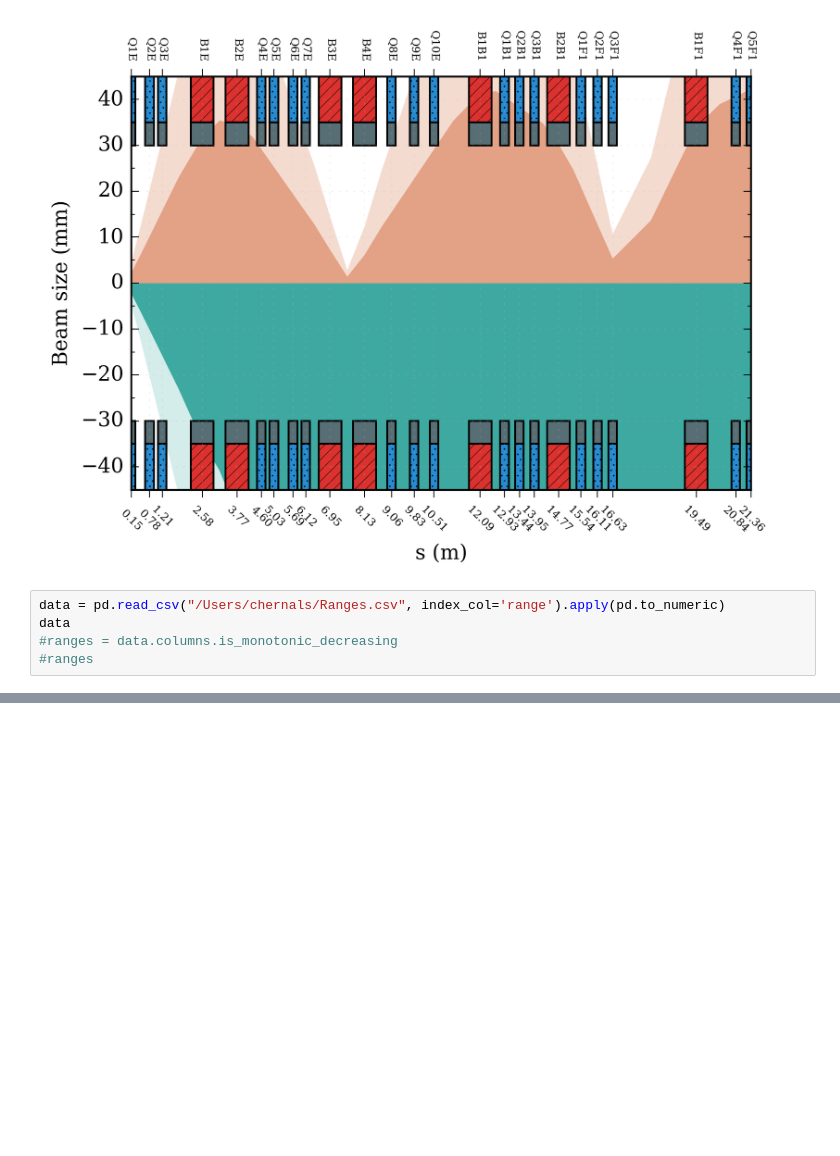
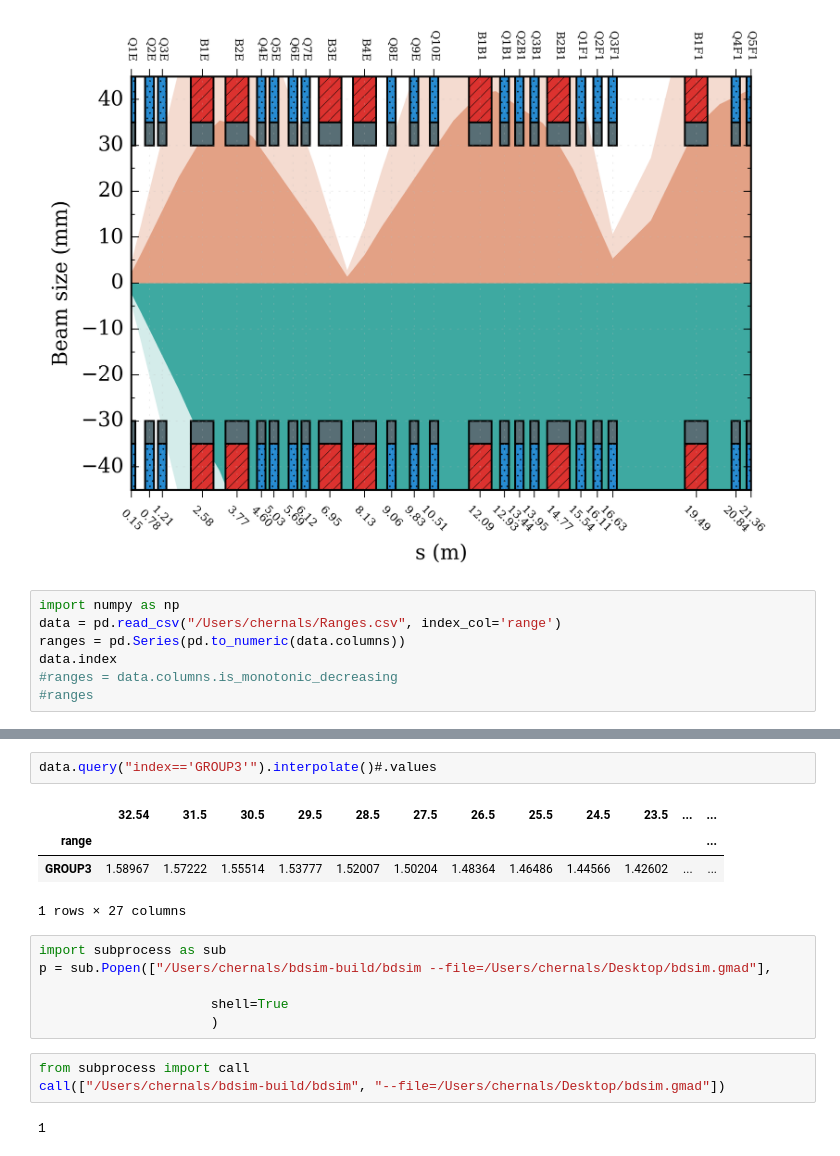
Before and after one commit to ULB-Metronu/georges, a Jupyter notebook: examples/Example Georges.ipynb, the cells around one changed output, grey strips where cells are left out. Saved outputs shown, nothing was run; the diff lists cells and outputs as text; blank space fills up the shorter version.

```diff
--- a/examples/Example Georges.ipynb
+++ b/examples/Example Georges.ipynb
@@ -65,8 +65,10 @@ with plt.style.context('word'):
 # %% [output]
 [figure]
 # %%
-data = pd.read_csv("/Users/chernals/Ranges.csv", index_col='range').apply(pd.to_numeric)
-data
+import numpy as np
+data = pd.read_csv("/Users/chernals/Ranges.csv", index_col='range')
+ranges = pd.Series(pd.to_numeric(data.columns))
+data.index
 #ranges = data.columns.is_monotonic_decreasing
 #ranges
 # %% [output]
@@ -91,0 +83,18 @@ data
+# %%
+data.query("index=='GROUP3'").interpolate()#.values
+# %% [output]
+|  | 32.54 | 31.5 | 30.5 | 29.5 | 28.5 | 27.5 | 26.5 | 25.5 | 24.5 | 23.5 | ... | ... |
+| range |  |  |  |  |  |  |  |  |  |  |  | ... |
+| GROUP3 | 1.58967 | 1.57222 | 1.55514 | 1.53777 | 1.52007 | 1.50204 | 1.48364 | 1.46486 | 1.44566 | 1.42602 | ... | ... |
+1 rows × 27 columns
+# %%
+import subprocess as sub
+p = sub.Popen(["/Users/chernals/bdsim-build/bdsim --file=/Users/chernals/Desktop/bdsim.gmad"],
+
+                      shell=True
+                      )
+# %%
+from subprocess import call
+call(["/Users/chernals/bdsim-build/bdsim", "--file=/Users/chernals/Desktop/bdsim.gmad"])
+# %% [output]
+1
```
Also changed, not shown: parts of 2 cells of this notebook, 5 other files.
